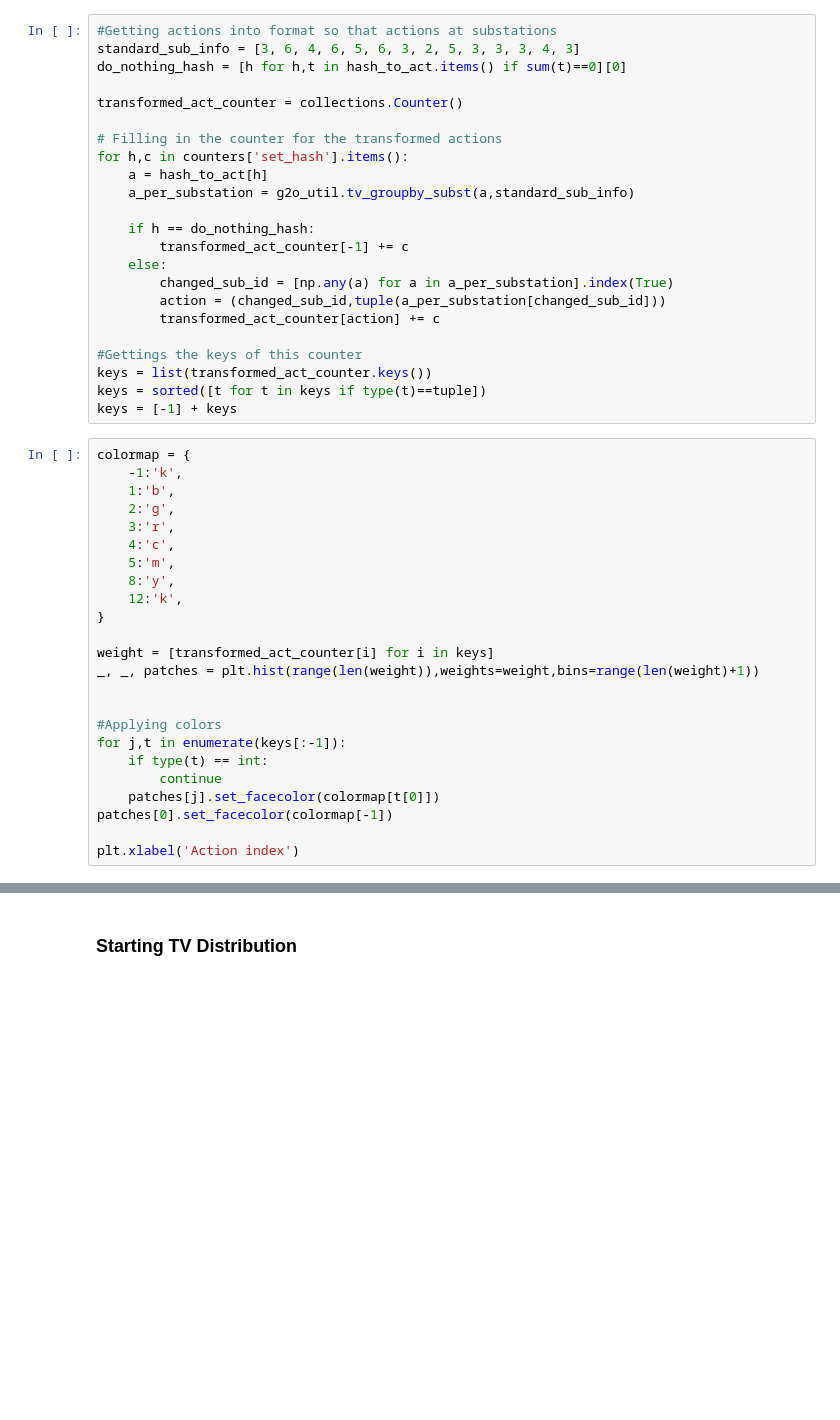
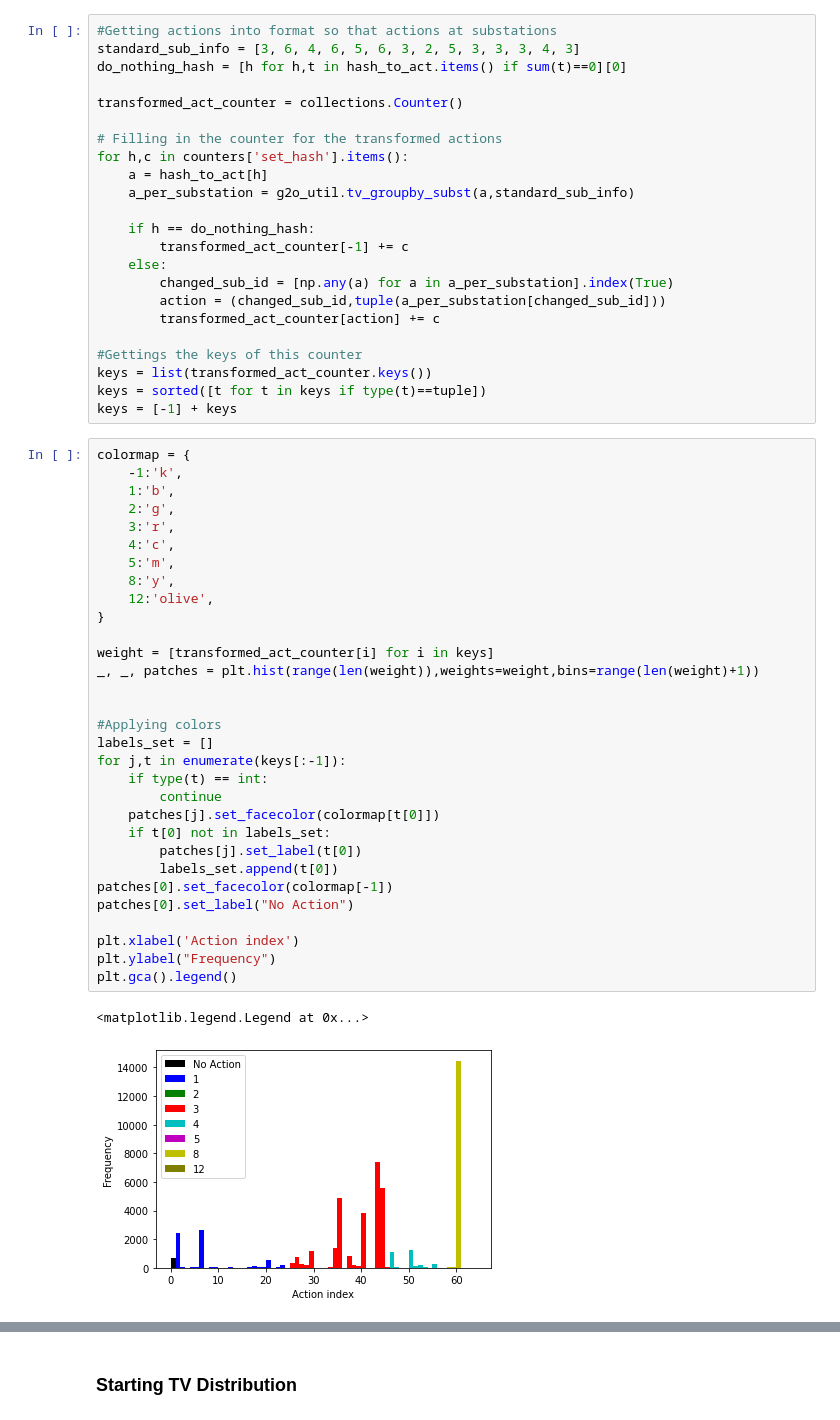
Before and after one commit to MatthijsdeJ/GNN_PN_Operation_MSc_Thesis, a Jupyter notebook: data_preprocessing_analysis/data_analysis_no_outage.ipynb, the cells around one changed output, grey strips where cells are left out. Drawn from its saved outputs; the diff is of its cells as text; blank space fills up the shorter version.

Commit message:
Polished plots generated by data analysis

```diff
--- a/data_preprocessing_analysis/data_analysis_no_outage.ipynb
+++ b/data_preprocessing_analysis/data_analysis_no_outage.ipynb
@@ -174,27 +209,37 @@ keys = [-1] + keys
 # %%
 colormap = {
     -1:'k',
     1:'b',
     2:'g',
     3:'r',
     4:'c',
     5:'m',
     8:'y',
-    12:'k',
+    12:'olive',
 }
 
 weight = [transformed_act_counter[i] for i in keys]
 _, _, patches = plt.hist(range(len(weight)),weights=weight,bins=range(len(weight)+1))
 
 
 #Applying colors
+labels_set = []
 for j,t in enumerate(keys[:-1]):
     if type(t) == int:
         continue
     patches[j].set_facecolor(colormap[t[0]])
+    if t[0] not in labels_set:
+        patches[j].set_label(t[0])
+        labels_set.append(t[0])
 patches[0].set_facecolor(colormap[-1])
+patches[0].set_label("No Action")
 
 plt.xlabel('Action index')
+plt.ylabel("Frequency")
+plt.gca().legend()
+# %% [output]
+<matplotlib.legend.Legend at 0x...>
+[figure, added]
 # %%
 weight = [c for _,c in transformed_act_counter.most_common()]
 _, _, patches = plt.hist(range(len(weight)), weights=weight,bins=range(len(weight)+1))
```
Also changed, not shown: parts of 13 cells of this notebook, 1 other file.
